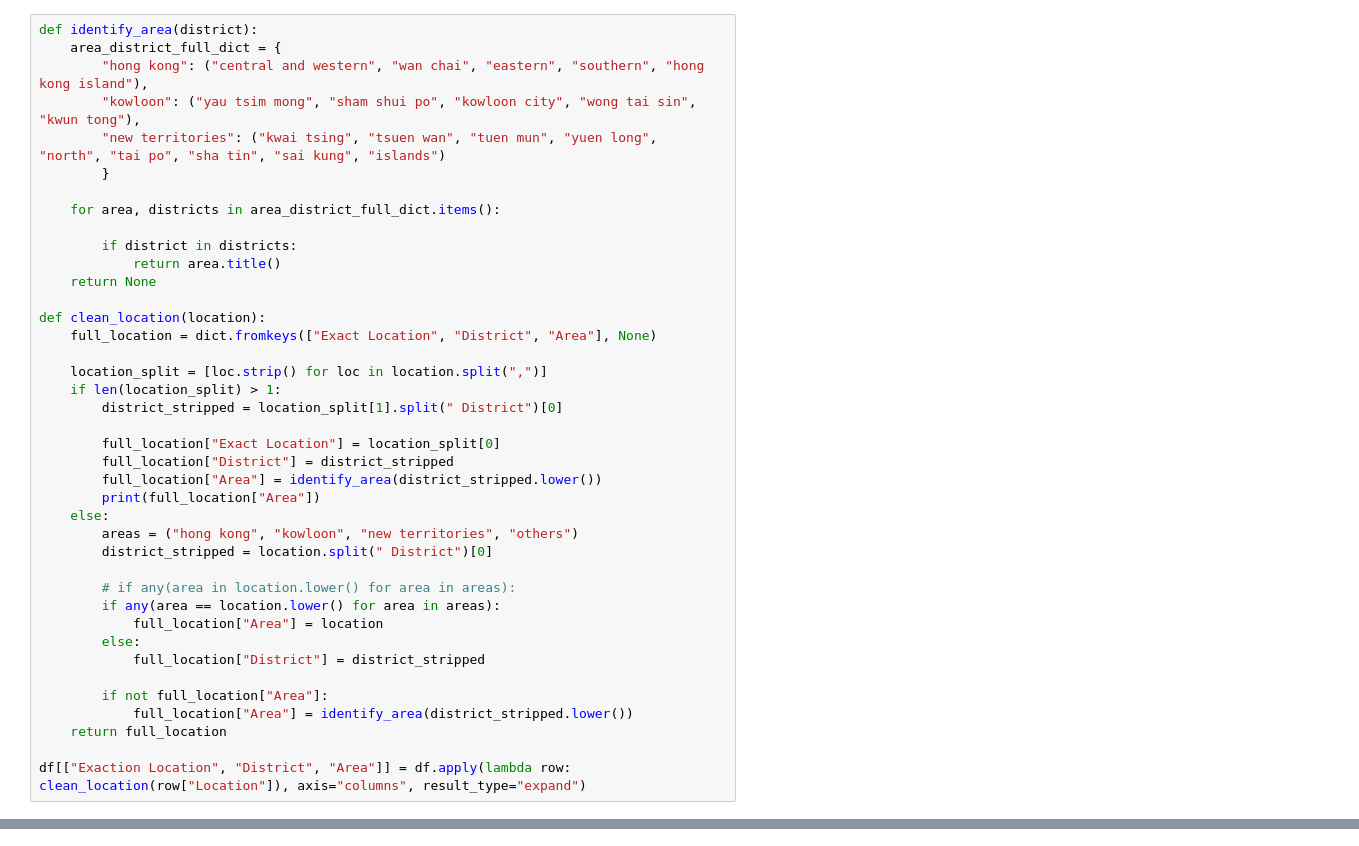
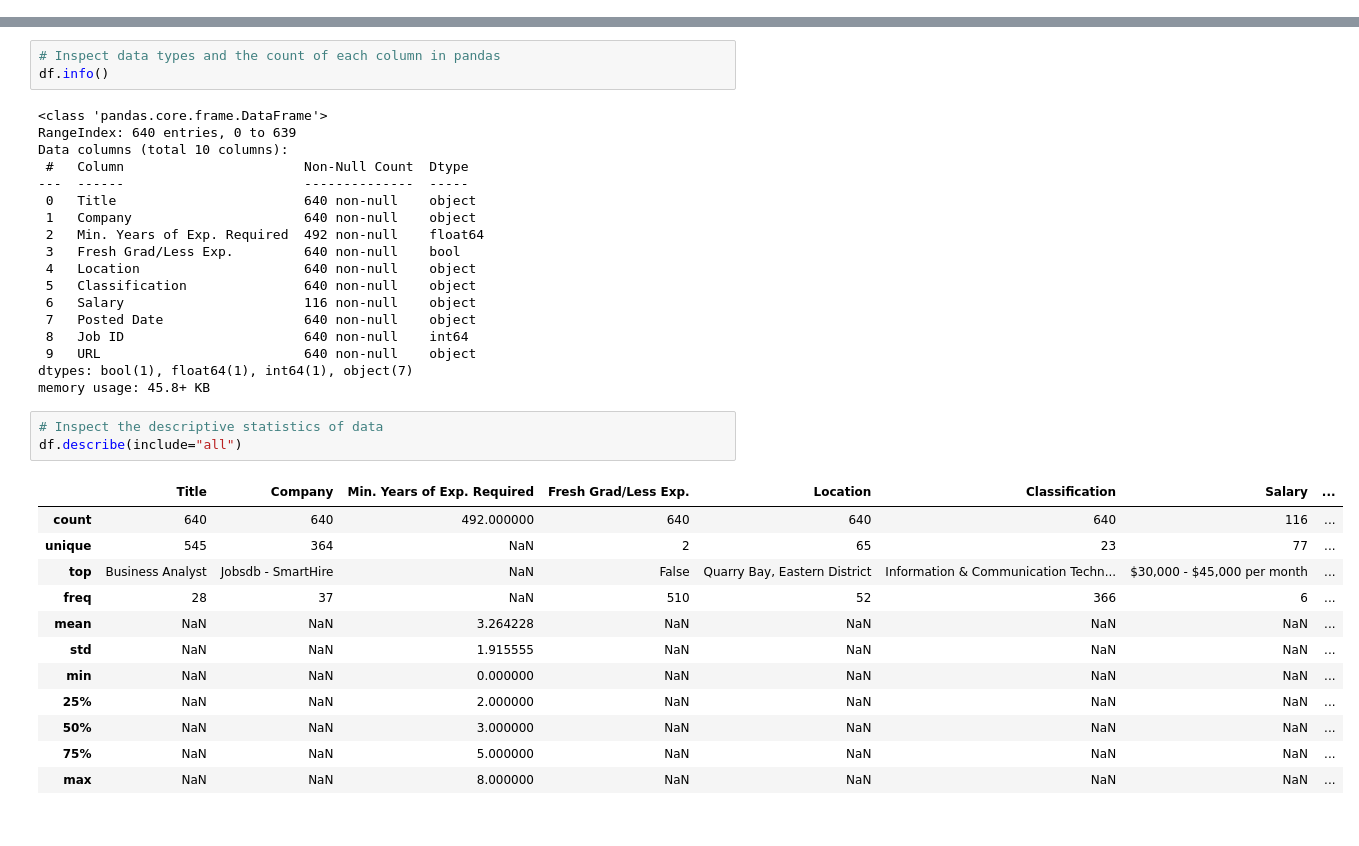
Before and after one commit to heiinhei911/job-insights, a Jupyter notebook: analysis.ipynb, the cells around one changed output, grey strips where cells are left out. Cells and saved outputs as stored; diff of their text form.

```diff
--- a/analysis.ipynb
+++ b/analysis.ipynb
@@ -113,40 +40,0 @@ print(len(df["Job ID"]))
-# %%
-def identify_area(district):
-    area_district_full_dict = {
-        "hong kong": ("central and western", "wan chai", "eastern", "southern", "hong kong island"),
-        "kowloon": ("yau tsim mong", "sham shui po", "kowloon city", "wong tai sin", "kwun tong"),
-        "new territories": ("kwai tsing", "tsuen wan", "tuen mun", "yuen long", "north", "tai po", "sha tin", "sai kung", "islands")
-        }
-
-    for area, districts in area_district_full_dict.items():
-
-        if district in districts:
-            return area.title()
-    return None
-
-def clean_location(location):
-    full_location = dict.fromkeys(["Exact Location", "District", "Area"], None)
-
-    location_split = [loc.strip() for loc in location.split(",")]
-    if len(location_split) > 1:
-        district_stripped = location_split[1].split(" District")[0]
-
-        full_location["Exact Location"] = location_split[0]
-        full_location["District"] = district_stripped
-        full_location["Area"] = identify_area(district_stripped.lower())
-        print(full_location["Area"])
-    else:
-        areas = ("hong kong", "kowloon", "new territories", "others")
-        district_stripped = location.split(" District")[0]
-
-        # if any(area in location.lower() for area in areas):
-        if any(area == location.lower() for area in areas):
-            full_location["Area"] = location
-        else:
-            full_location["District"] = district_stripped
-
-        if not full_location["Area"]:
-            full_location["Area"] = identify_area(district_stripped.lower())
-    return full_location
-
-df[["Exaction Location", "District", "Area"]] = df.apply(lambda row: clean_location(row["Location"]), axis="columns", result_type="expand")
@@ -281,0 +41,37 @@ saved
+# %%
+# Inspect data types and the count of each column in pandas
+df.info()
+# %% [output]
+<class 'pandas.core.frame.DataFrame'>
+RangeIndex: 640 entries, 0 to 639
+Data columns (total 10 columns):
+ #   Column                       Non-Null Count  Dtype
+---  ------                       --------------  -----
+ 0   Title                        640 non-null    object
+ 1   Company                      640 non-null    object
+ 2   Min. Years of Exp. Required  492 non-null    float64
+ 3   Fresh Grad/Less Exp.         640 non-null    bool
+ 4   Location                     640 non-null    object
+ 5   Classification               640 non-null    object
+ 6   Salary                       116 non-null    object
+ 7   Posted Date                  640 non-null    object
+ 8   Job ID                       640 non-null    int64
+ 9   URL                          640 non-null    object
+dtypes: bool(1), float64(1), int64(1), object(7)
+memory usage: 45.8+ KB
+# %%
+# Inspect the descriptive statistics of data
+df.describe(include="all")
+# %% [output]
+|  | Title | Company | Min. Years of Exp. Required | Fresh Grad/Less Exp. | Location | Classification | Salary | ... |
+| count | 640 | 640 | 492.000000 | 640 | 640 | 640 | 116 | ... |
+| unique | 545 | 364 | NaN | 2 | 65 | 23 | 77 | ... |
+| top | Business Analyst | Jobsdb - SmartHire | NaN | False | Quarry Bay, Eastern District | Information & Communication Techn... | $30,000 - $45,000 per month | ... |
+| freq | 28 | 37 | NaN | 510 | 52 | 366 | 6 | ... |
+| mean | NaN | NaN | 3.264228 | NaN | NaN | NaN | NaN | ... |
+| std | NaN | NaN | 1.915555 | NaN | NaN | NaN | NaN | ... |
+| min | NaN | NaN | 0.000000 | NaN | NaN | NaN | NaN | ... |
+| 25% | NaN | NaN | 2.000000 | NaN | NaN | NaN | NaN | ... |
+| 50% | NaN | NaN | 3.000000 | NaN | NaN | NaN | NaN | ... |
+| 75% | NaN | NaN | 5.000000 | NaN | NaN | NaN | NaN | ... |
+| max | NaN | NaN | 8.000000 | NaN | NaN | NaN | NaN | ... |
```
Also changed, not shown: parts of 40 cells of this notebook, 10 other files.
